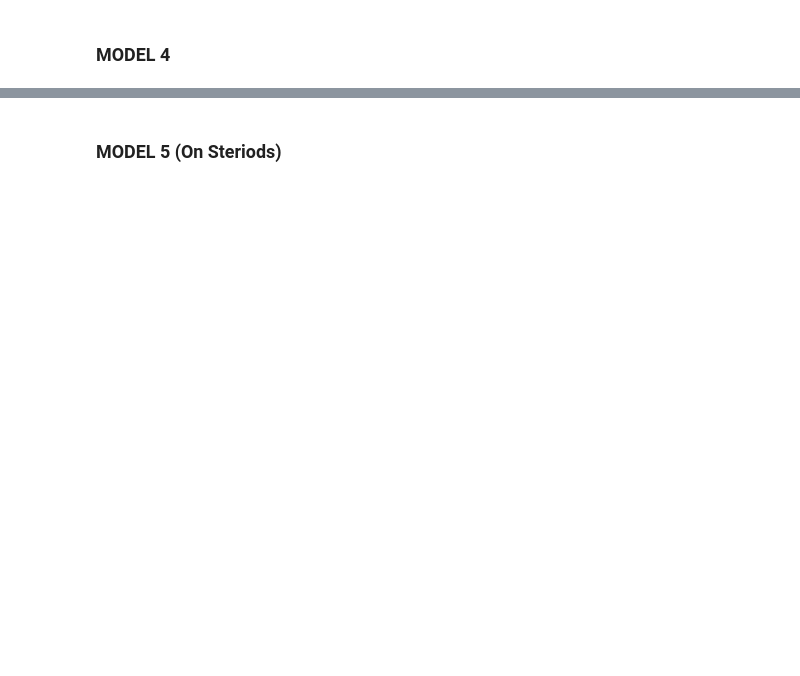
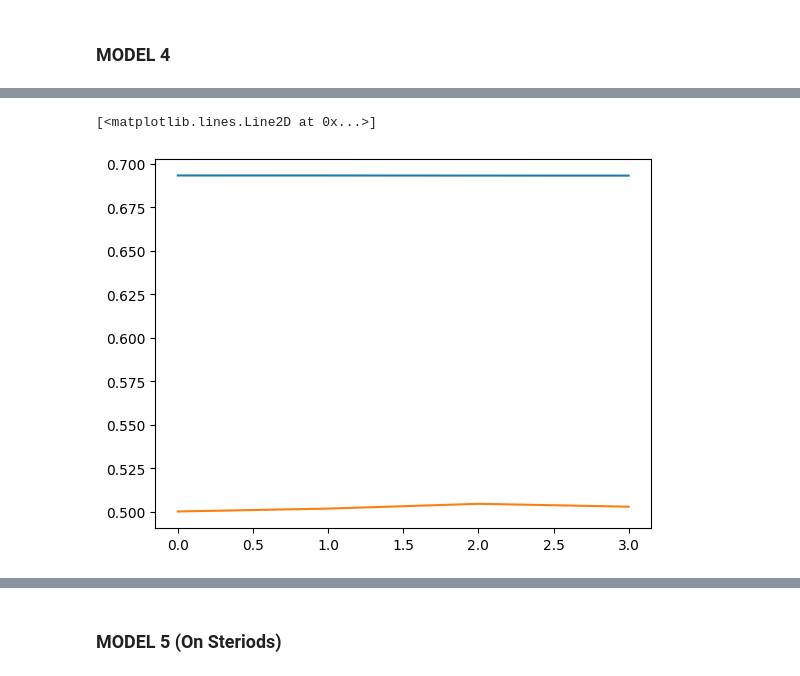
Before and after one commit to efeperro/Spotting-Economy-News, a Jupyter notebook: RNN_Model_Basic 50-50.ipynb, the cells around one changed output, grey strips where cells are left out. Drawn from its saved outputs; the diff is of its cells as text; code cells hidden in the pictures; blank space fills up the shorter version.

```diff
--- a/RNN_Model_Basic 50-50.ipynb
+++ b/RNN_Model_Basic 50-50.ipynb
@@ -330,2 +661,2 @@ model4.summary()
 # %%
-his2 = model4.fit(X_train, y_train, epochs=5, validation_data = (X_val, y_val))
+hist4 = model4.fit(X_train, y_train, epochs=10, validation_data = (X_val, y_val), callbacks=[early_stopping])
@@ -331,0 +672,6 @@ his2 = model4.fit(X_train, y_train, epochs=5, validation_data = (X_val, y_val))
+# %%
+plt.plot(hist4.history['loss'])
+plt.plot(hist4.history['accuracy'])
+# %% [output]
+[<matplotlib.lines.Line2D at 0x...>]
+[figure, added]
```
Also changed, not shown: parts of 100 cells of this notebook.
